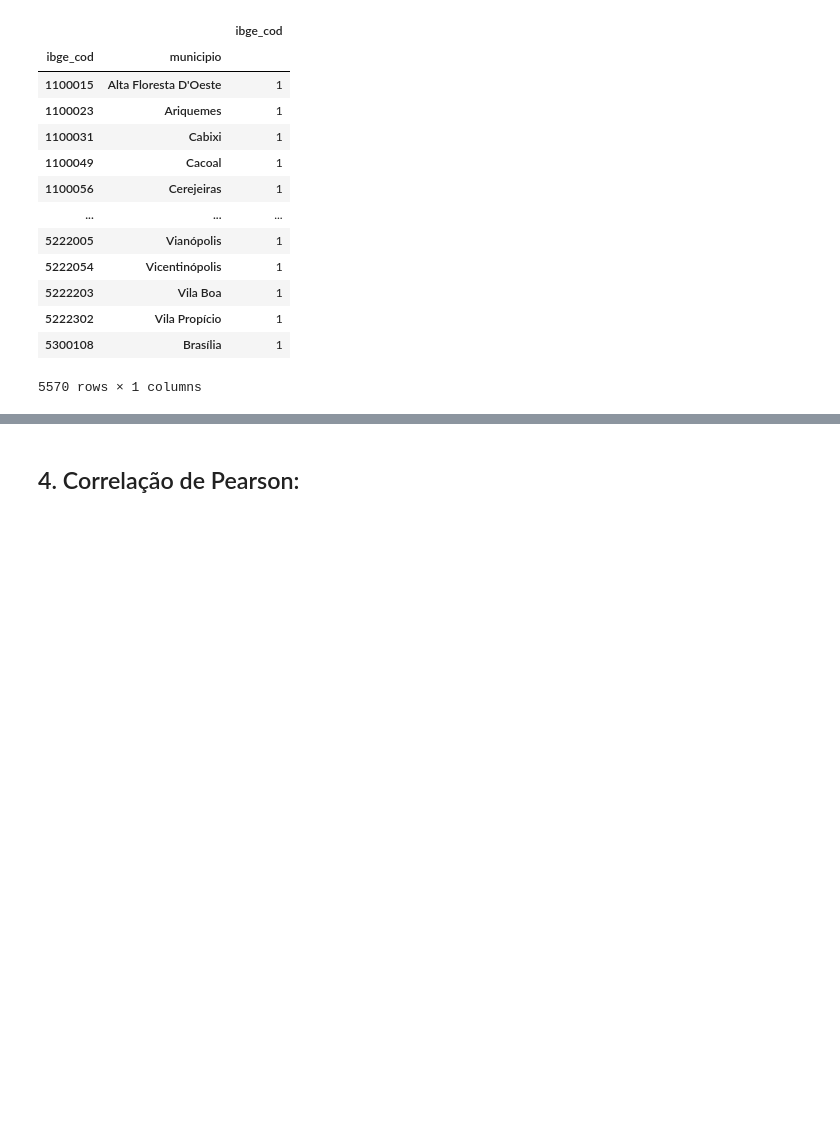
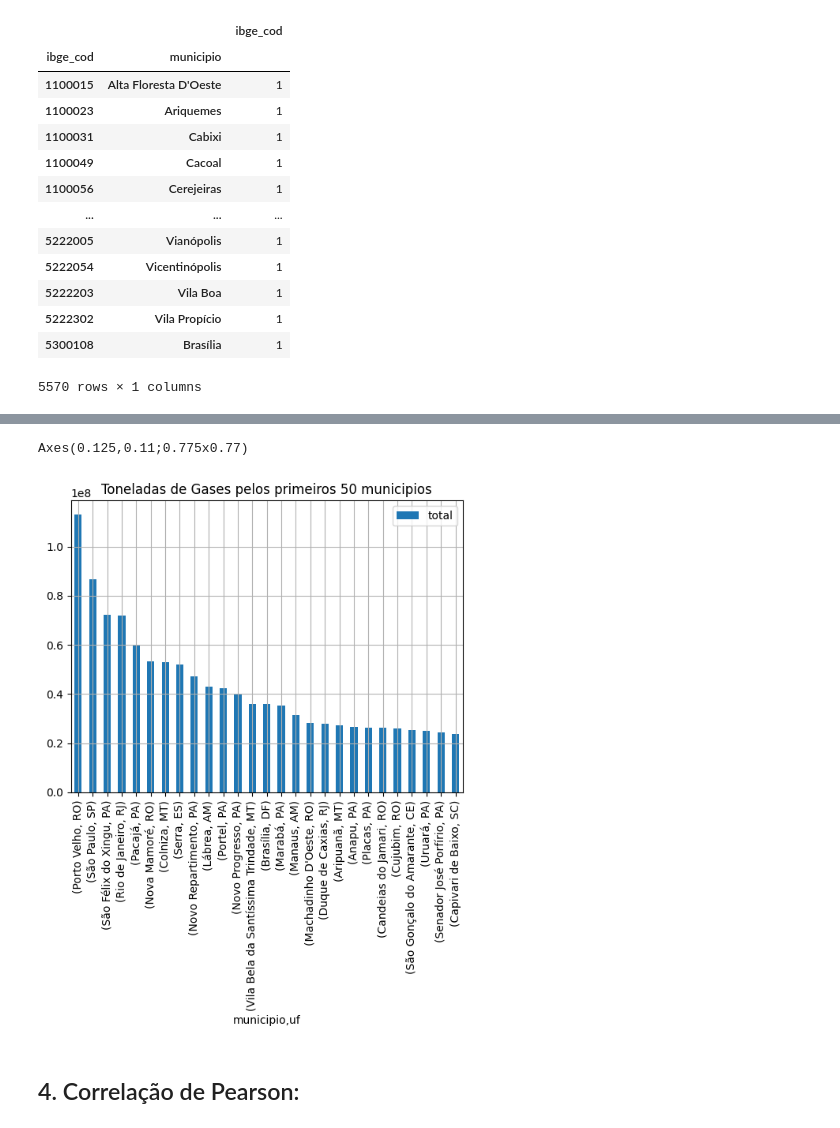
Before and after one commit to iandvecchia/adm01007, a Jupyter notebook: main.ipynb, the cells around one changed output, grey strips where cells are left out. Saved outputs shown, nothing was run; the diff lists cells and outputs as text; code cells hidden in the pictures; blank space fills up the shorter version.

```diff
--- a/main.ipynb
+++ b/main.ipynb
@@ -147,3 +139,15 @@ Lábrea                    0.000  43025457.315
+# %%
+quantidade_por_municipio = quantidade_por_municipio.sort_values(by='total', ascending=False).head(27)
+ax = quantidade_por_municipio[['total']].plot(
+    kind= 'bar',
+    grid=True,
+    title='Toneladas de Gases pelos primeiros 50 municipios'
+)
+
+print(ax)
+# %% [output]
+Axes(0.125,0.11;0.775x0.77)
+[figure, added]
 # %% [markdown]
 ## 4. Correlação de Pearson:
 # %%
```
Also changed, not shown: parts of 78 cells of this notebook.
